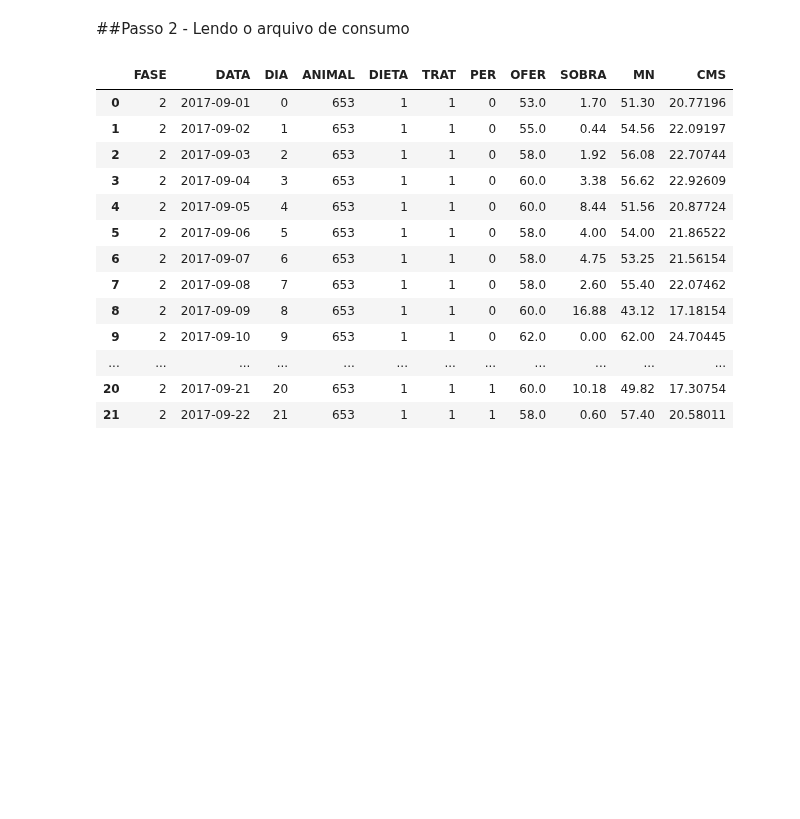
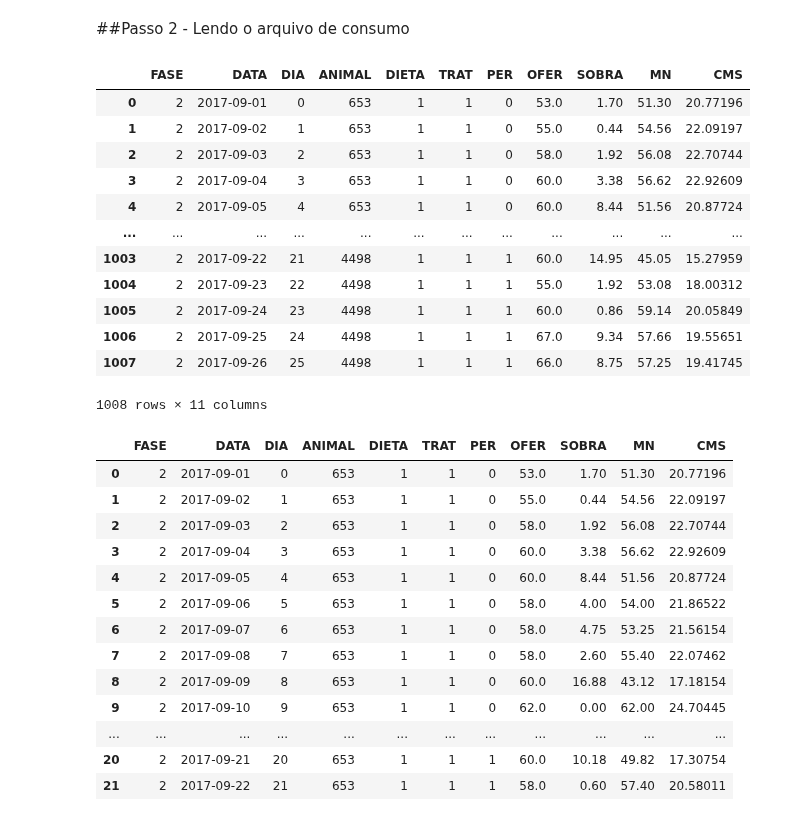
Before and after one commit to InstitutodaVinci3/vancouver, a Jupyter notebook: MedMepNewData.ipynb, the cells around one changed output. Drawn from its saved outputs; the diff is of its cells as text; code cells hidden in the pictures; blank space fills up the shorter version.

```diff
--- a/MedMepNewData.ipynb
+++ b/MedMepNewData.ipynb
@@ -179,7 +148,23 @@ tv.describe()
 ##Passo 2 - Lendo o arquivo de consumo
 # %%
 #cons = pd.read_excel('/content/drive/MyDrive/MedMep/New_Data_ XLSX/CONSUMO.xls')
-cons = pd.read_excel(path +'CONSUMO.xls')
+#cons = pd.read_excel(path +'CONSUMO.xls')
+cons = pd.read_excel('https://raw.githubusercontent.com/InstitutodaVinci3/Vancouver/master/Experimento/CONSUMO.xls')
+cons
+# %% [output]
+|  | FASE | DATA | DIA | ANIMAL | DIETA | TRAT | PER | OFER | SOBRA | MN | CMS |
+| 0 | 2 | 2017-09-01 | 0 | 653 | 1 | 1 | 0 | 53.0 | 1.70 | 51.30 | 20.77196 |
+| 1 | 2 | 2017-09-02 | 1 | 653 | 1 | 1 | 0 | 55.0 | 0.44 | 54.56 | 22.09197 |
+| 2 | 2 | 2017-09-03 | 2 | 653 | 1 | 1 | 0 | 58.0 | 1.92 | 56.08 | 22.70744 |
+| 3 | 2 | 2017-09-04 | 3 | 653 | 1 | 1 | 0 | 60.0 | 3.38 | 56.62 | 22.92609 |
+| 4 | 2 | 2017-09-05 | 4 | 653 | 1 | 1 | 0 | 60.0 | 8.44 | 51.56 | 20.87724 |
+| ... | ... | ... | ... | ... | ... | ... | ... | ... | ... | ... | ... |
+| 1003 | 2 | 2017-09-22 | 21 | 4498 | 1 | 1 | 1 | 60.0 | 14.95 | 45.05 | 15.27959 |
+| 1004 | 2 | 2017-09-23 | 22 | 4498 | 1 | 1 | 1 | 55.0 | 1.92 | 53.08 | 18.00312 |
+| 1005 | 2 | 2017-09-24 | 23 | 4498 | 1 | 1 | 1 | 60.0 | 0.86 | 59.14 | 20.05849 |
+| 1006 | 2 | 2017-09-25 | 24 | 4498 | 1 | 1 | 1 | 67.0 | 9.34 | 57.66 | 19.55651 |
+| 1007 | 2 | 2017-09-26 | 25 | 4498 | 1 | 1 | 1 | 66.0 | 8.75 | 57.25 | 19.41745 |
+1008 rows × 11 columns
 # %%
 cons.head(25)
 # %% [output]
```
Also changed, not shown: parts of 30 cells of this notebook.
